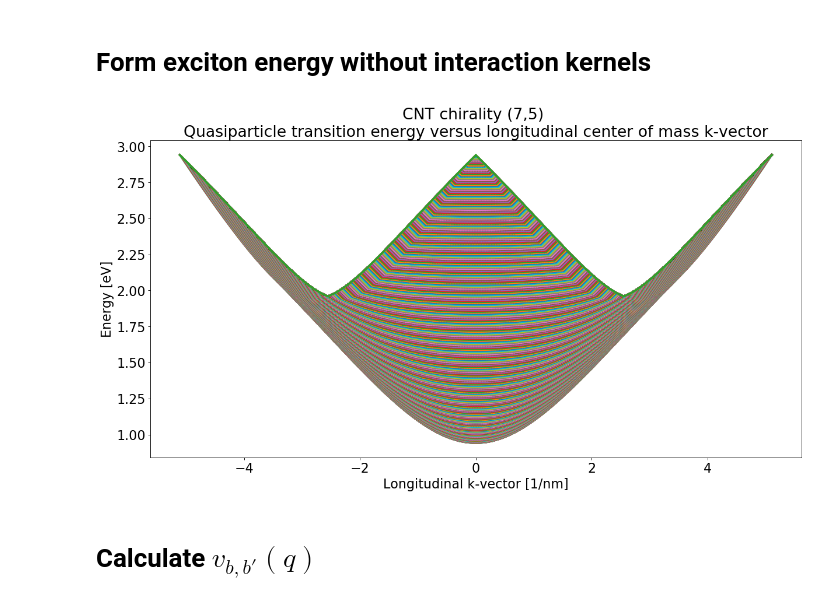
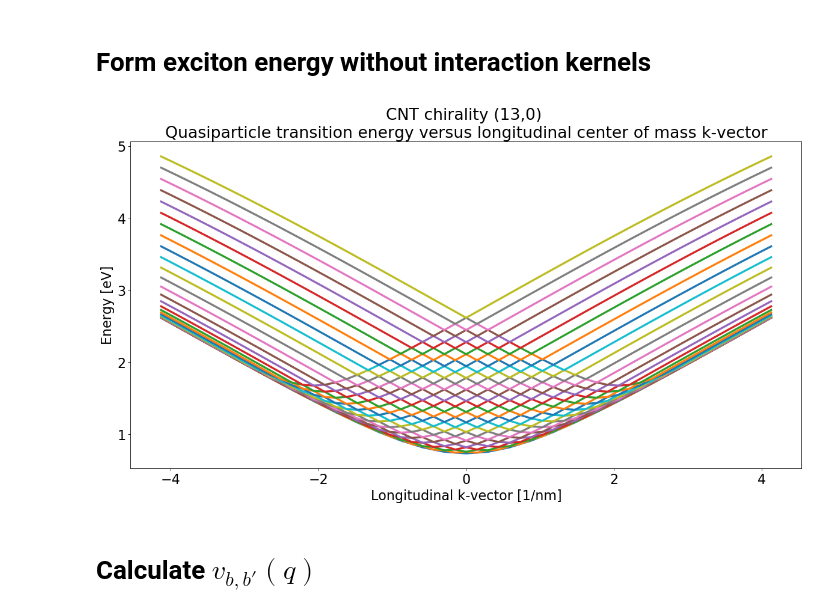
Before and after one commit to amirhosseindavoody/carbon_nanotube_exciton_energy, a Jupyter notebook: python/cnt_exciton.ipynb, the cells around one changed output. Drawn from its saved outputs; the diff is of its cells as text; code cells hidden in the pictures.

Commit message:
multiple bug fixes and improvements in jupyter notebook for cnt exciton energy calculation

```diff
--- a/python/cnt_exciton.ipynb
+++ b/python/cnt_exciton.ipynb
@@ -30,7 +31,7 @@ eV = 1.6e-19
 # %% [markdown]
 # Carbon structure constants
 # %%
-n, m = 7,5
+n, m = 13,0
 print("chirality: ({},{})".format(n,m))
 
 a_cc = 1.42e-10
@@ -169,5 +170,5 @@ def get_K2_extended_params():
 
     print("Failed to detect (p,q)")
 
-_,_,_, Q = get_K2_extended_params()
+_,_, M, Q = get_K2_extended_params()
 # %% [output]
@@ -519,46 +521,48 @@ ikv_test: 14
 # Form exciton energy without interaction kernels
 # %%
 def get_transition_energies(i_valley, ikc_range, energy, mode):
-    ik_cm_min = -(ikc_range.shape[1]-1)
-    ik_cm_max = +(ikc_range.shape[1]-1)
-    nk_cm = ik_cm_max-ik_cm_min+1
+    ik_cm_limits = range(-(ikc_range.shape[1]-1), (ikc_range.shape[1]-1)+1)
+    nk_cm = len(ik_cm_limits)
     n_kc = ikc_range.shape[1]
     ex_energy = np.zeros((nk_cm,n_kc))
     k_cm_vec = np.zeros((nk_cm,1))
 
-    for ik_cm in range(ik_cm_min,ik_cm_max+1):
+    ikc_limits = ikc_range[i_valley,:,0]
+    ik_limits = range(0,energy.shape[1])
+
+    for ik_cm in ik_cm_limits:
         E_quasi = np.zeros((n_kc))
-        k_cm_vec[ik_cm-ik_cm_min] = ik_cm*np.linalg.norm(dk_l)
+        k_cm_vec[ik_cm-ik_cm_limits[0]] = ik_cm*np.linalg.norm(dk_l)
         for idx in range(n_kc):
             i_kc = ikc_range[i_valley,idx,0]
             mu = ikc_range[i_valley, idx, 1]
-            i_kv = get_ikv(i_kc, ik_cm, [ikc_range[i_valley,0,0], ikc_range[i_valley,-1,0]+1],\
-                           [0,energy.shape[1]], mode)
+
+            i_kv = get_ikv(i_kc, ik_cm, ikc_limits, ik_limits, mode)
             if i_kv is None:
                 E_quasi[idx] = -1
             else:
                 E_quasi[idx] = energy[1,i_kc,mu] - energy[0,i_kv,mu]
 
         E_quasi[E_quasi < 0] = np.amax(E_quasi)
 
         E_quasi = np.sort(E_quasi,kind='heapsort')
-        ex_energy[ik_cm-ik_cm_min,:] = E_quasi
+        ex_energy[ik_cm-ik_cm_limits[0],:] = E_quasi
     return ex_energy, k_cm_vec
 
-ex_energy, k_cm_vec = get_transition_energies(i_valley=0, ikc_range=ikc_range, \
-                                              energy=el_energy_K2ext, mode='eliminate')
+quasi_particle_energy, k_cm_vec = get_transition_energies(i_valley=0, ikc_range=ikc_range, \
+                                              energy=el_energy_K2ext, mode='extend')
 
 fig=plt.figure(figsize=(18, 9), dpi= 80, facecolor='w', edgecolor='k')
-for dim1 in range(ex_energy.shape[1]):
-    plt.plot(k_cm_vec*1e-9, ex_energy[:,dim1]/eV, linestyle='-', linewidth=3)
+for dim1 in range(quasi_particle_energy.shape[1]):
+    plt.plot(k_cm_vec*1e-9, quasi_particle_energy[:,dim1]/eV, linestyle='-', linewidth=3)
 plt.title('CNT chirality ({},{}) \n'.format(n,m)+\
           'Quasiparticle transition energy versus longitudinal center of mass k-vector', size=24)
 plt.tick_params(axis='both', which='major', labelsize=20)
 plt.xlabel('Longitudinal k-vector [1/nm]', size=20)
 plt.ylabel('Energy [eV]', size=20)
 plt.savefig('Quasiparticle_transition_energy_using_K2extended_rep.png')
 # %% [output]
-[figure, old version]
+[figure, new version]
 # %% [markdown]
 # Calculate $v_{b,b'}(q)$
 # %%
```
Also changed, not shown: parts of 21 cells of this notebook, 5 other files.
